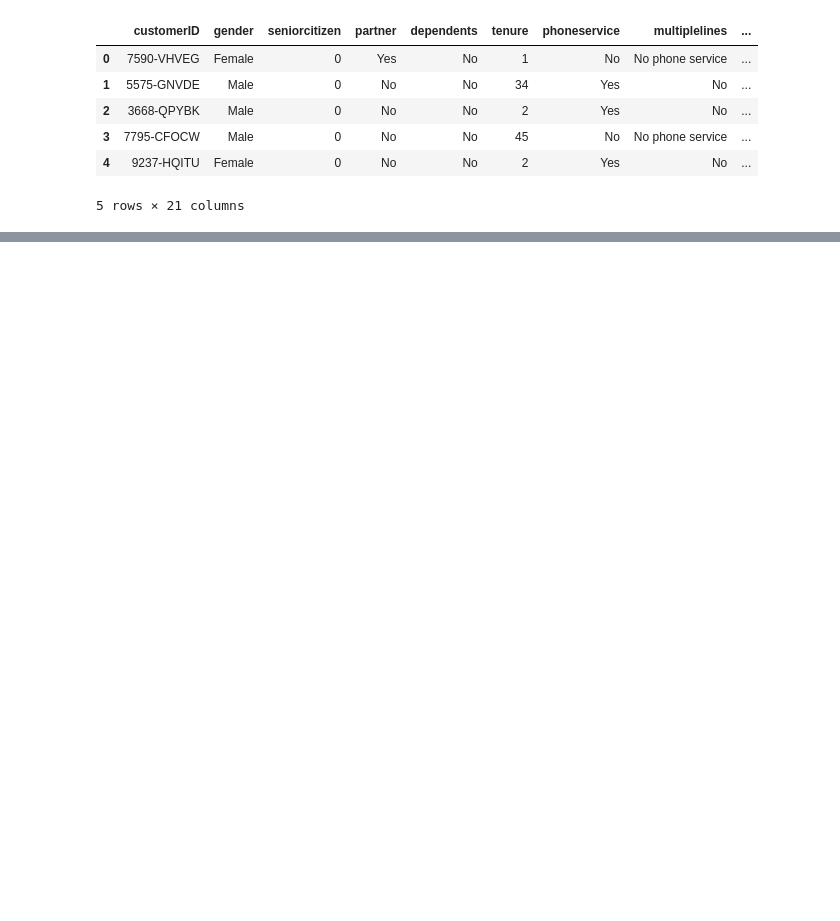
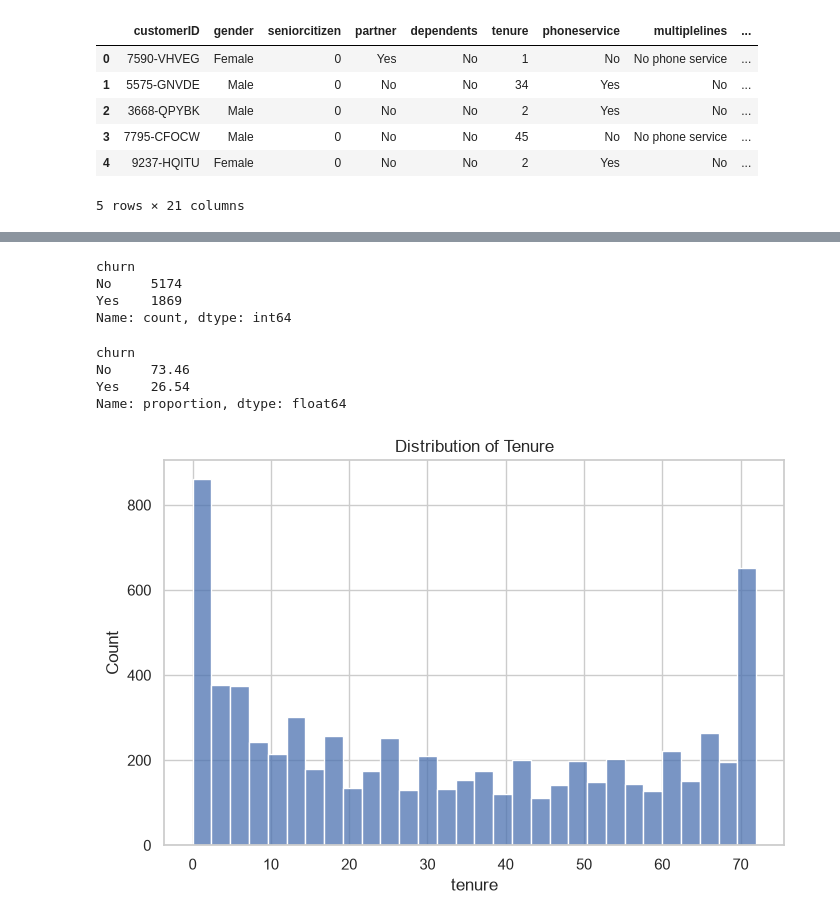
Before and after one commit to ZahinAwosaf/telco-churn-classification, a Jupyter notebook: telco_customer_churn.ipynb, the cells around one changed output, grey strips where cells are left out. Drawn from its saved outputs; the diff is of its cells as text; code cells hidden in the pictures; blank space fills up the shorter version.

```diff
--- a/telco_customer_churn.ipynb
+++ b/telco_customer_churn.ipynb
@@ -6,0 +14,2 @@ import os
+# %%
+sns.set_theme(style="whitegrid")
@@ -33,0 +91,21 @@ df.head()
+# %%
+df["churn"].value_counts()
+# %% [output]
+churn
+No     5174
+Yes    1869
+Name: count, dtype: int64
+# %%
+df["churn"].value_counts(normalize=True).mul(100).round(2)
+# %% [output]
+churn
+No     73.46
+Yes    26.54
+Name: proportion, dtype: float64
+# %%
+plt.figure(figsize = (8,5))
+sns.histplot(df["tenure"], bins = 30)
+plt.title("Distribution of Tenure")
+plt.show()
+# %% [output]
+[figure, added]
```
Also changed, not shown: parts of 26 cells of this notebook.
